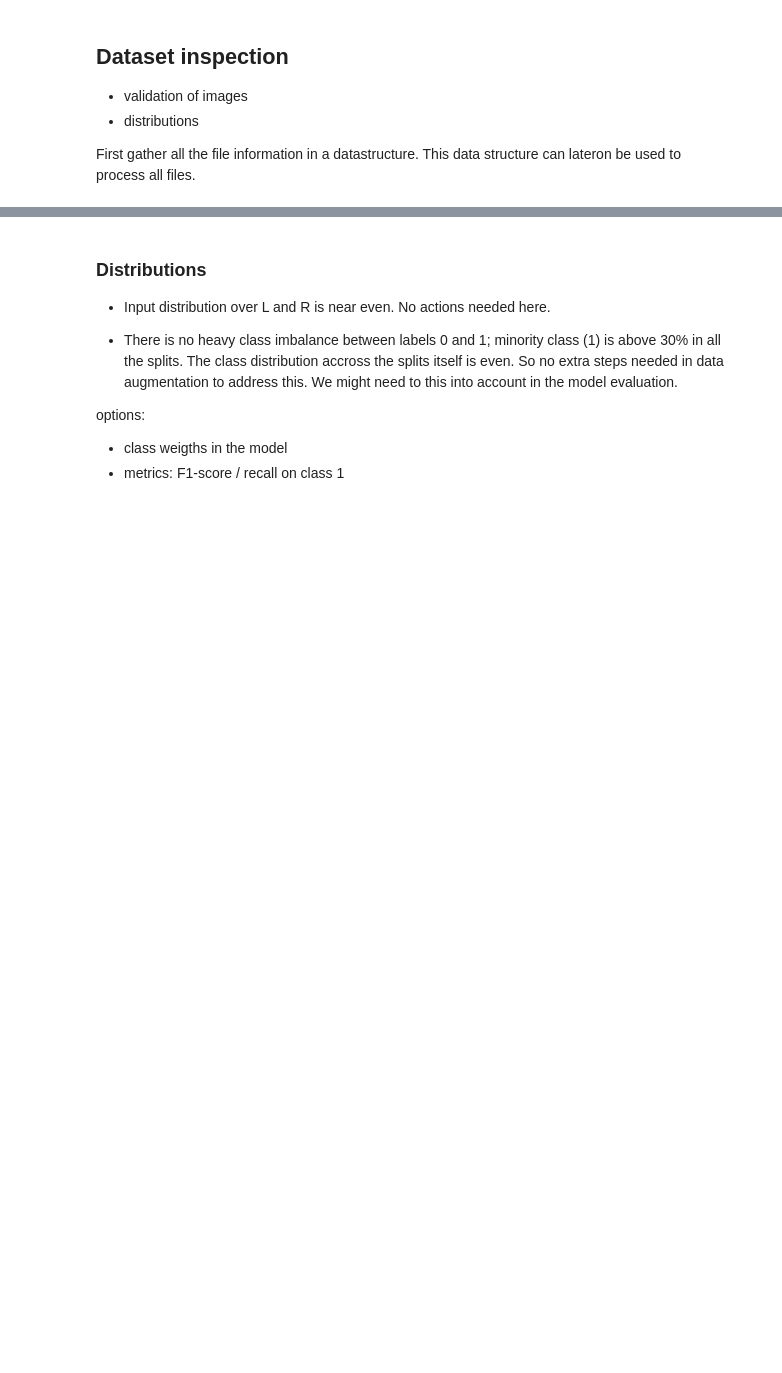
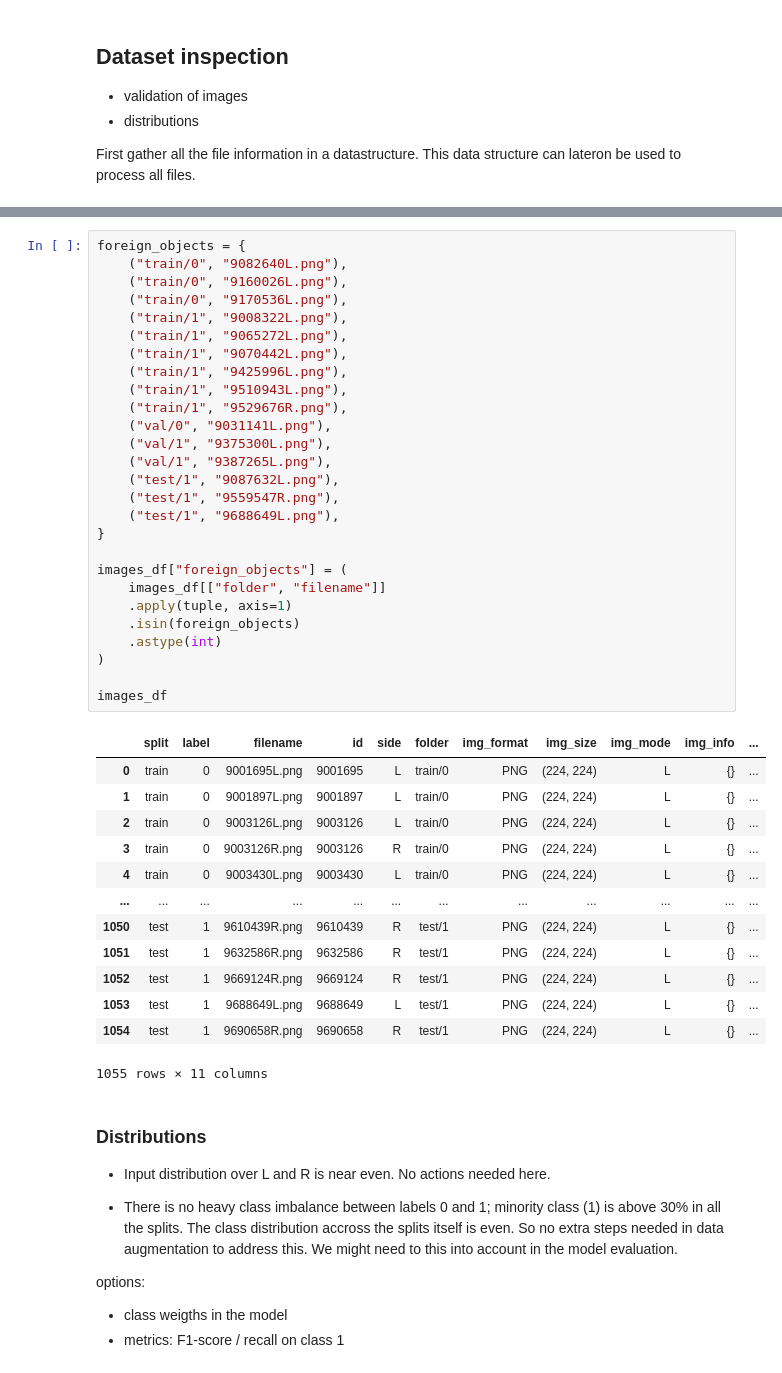
Before and after one commit to cornelka/ugentAI_kneeOA, a Jupyter notebook: notebooks/1_preprocessing/preprocessing.ipynb, the cells around one changed output, grey strips where cells are left out. Cells and saved outputs as stored; diff of their text form; blank space fills up the shorter version.

```diff
--- a/notebooks/1_preprocessing/preprocessing.ipynb
+++ b/notebooks/1_preprocessing/preprocessing.ipynb
@@ -181,3 +157,44 @@ print(images_df.head())
+# %%
+foreign_objects = {
+    ("train/0", "9082640L.png"),
+    ("train/0", "9160026L.png"),
+    ("train/0", "9170536L.png"),
+    ("train/1", "9008322L.png"),
+    ("train/1", "9065272L.png"),
+    ("train/1", "9070442L.png"),
+    ("train/1", "9425996L.png"),
+    ("train/1", "9510943L.png"),
+    ("train/1", "9529676R.png"),
+    ("val/0", "9031141L.png"),
+    ("val/1", "9375300L.png"),
+    ("val/1", "9387265L.png"),
+    ("test/1", "9087632L.png"),
+    ("test/1", "9559547R.png"),
+    ("test/1", "9688649L.png"),
+}
+
+images_df["foreign_objects"] = (
+    images_df[["folder", "filename"]]
+    .apply(tuple, axis=1)
+    .isin(foreign_objects)
+    .astype(int)
+)
+
+images_df
+# %% [output]
+|  | split | label | filename | id | side | folder | img_format | img_size | img_mode | img_info | ... |
+| 0 | train | 0 | 9001695L.png | 9001695 | L | train/0 | PNG | (224, 224) | L | {} | ... |
+| 1 | train | 0 | 9001897L.png | 9001897 | L | train/0 | PNG | (224, 224) | L | {} | ... |
+| 2 | train | 0 | 9003126L.png | 9003126 | L | train/0 | PNG | (224, 224) | L | {} | ... |
+| 3 | train | 0 | 9003126R.png | 9003126 | R | train/0 | PNG | (224, 224) | L | {} | ... |
+| 4 | train | 0 | 9003430L.png | 9003430 | L | train/0 | PNG | (224, 224) | L | {} | ... |
+| ... | ... | ... | ... | ... | ... | ... | ... | ... | ... | ... | ... |
+| 1050 | test | 1 | 9610439R.png | 9610439 | R | test/1 | PNG | (224, 224) | L | {} | ... |
+| 1051 | test | 1 | 9632586R.png | 9632586 | R | test/1 | PNG | (224, 224) | L | {} | ... |
+| 1052 | test | 1 | 9669124R.png | 9669124 | R | test/1 | PNG | (224, 224) | L | {} | ... |
+| 1053 | test | 1 | 9688649L.png | 9688649 | L | test/1 | PNG | (224, 224) | L | {} | ... |
+| 1054 | test | 1 | 9690658R.png | 9690658 | R | test/1 | PNG | (224, 224) | L | {} | ... |
+1055 rows × 11 columns
 # %% [markdown]
 ### Distributions
 - Input distribution over L and R is near even. No actions needed here.
```
Also changed, not shown: parts of 11 cells of this notebook.
